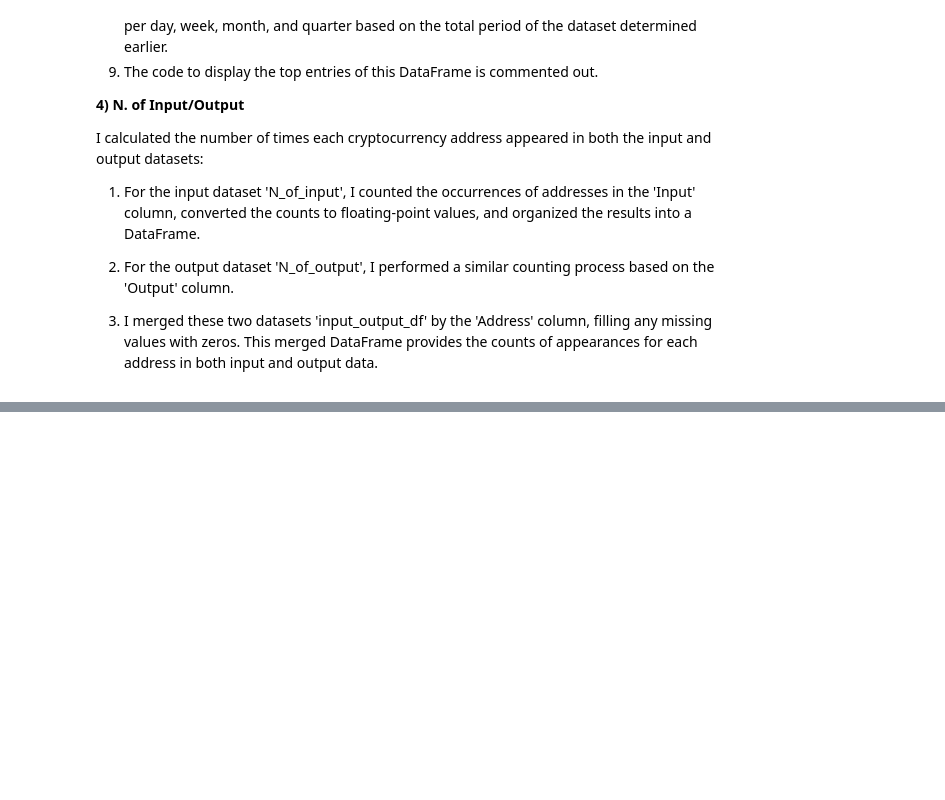
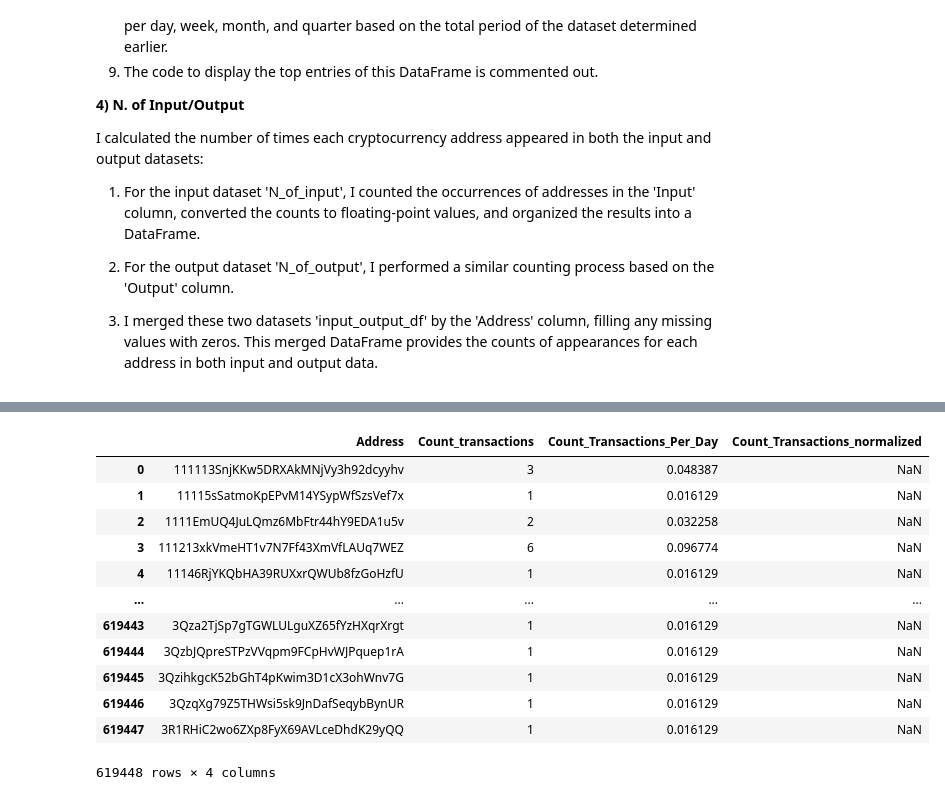
Before and after one commit to fabrizi0rigodanz0/Airbnb_ML_Project, a Jupyter notebook: Bitcoin_Transactions_Analysis.ipynb, the cells around one changed output, grey strips where cells are left out. Saved outputs shown, nothing was run; the diff lists cells and outputs as text; code cells hidden in the pictures; blank space fills up the shorter version.

```diff
--- a/Bitcoin_Transactions_Analysis.ipynb
+++ b/Bitcoin_Transactions_Analysis.ipynb
@@ -940,0 +949,17 @@ I calculated the number of times each cryptocurrency address appeared in both th
+# %%
+# Count the number of transactions for each unique address in both datasets
+input_transactions_count = inputDF['Input'].value_counts()
+output_transactions_count = outputDF['Output'].value_counts()
+
+# Combine these counts
+total_transactions_count = input_transactions_count.add(output_transactions_count, fill_value=0).astype(int)
+
+# Display the first few rows of the combined count
+total_transactions_count
+
+#transform total transaction count into a dataframe
+total_transactions_count = pd.DataFrame(total_transactions_count)
+
+total_transactions_count = total_transactions_count.reset_index()
+total_transactions_count.columns = ['Address', 'total_transactions_count']
+total_transactions_count
@@ -940,0 +980,26 @@ I calculated the number of times each cryptocurrency address appeared in both th
+# %%
+#calculate the number of transaction per day, week, month and qarter and normalized
+
+total_transactions_count.reset_index()
+total_transactions_count.columns = ['Address', 'Count_transactions']
+total_transactions_count['Count_Transactions_Per_Day']= total_transactions_count['Count_transactions']/ total_period
+total_transactions_count['Count_Transactions_Per_Week']= total_transactions_count['Count_transactions']/ (total_period/7)
+total_transactions_count['Count_Transactions_Per_Month']= total_transactions_count['Count_transactions']/ (total_period/30)
+total_transactions_count['Count_Transactions_Per_Quarter']= total_transactions_count['Count_transactions']/ (total_period/91)
+
+
+total_transactions_count
+# %% [output]
+|  | Address | Count_transactions | Count_Transactions_Per_Day | Count_Transactions_normalized |
+| 0 | 111113SnjKKw5DRXAkMNjVy3h92dcyyhv | 3 | 0.048387 | NaN |
+| 1 | 11115sSatmoKpEPvM14YSypWfSzsVef7x | 1 | 0.016129 | NaN |
+| 2 | 1111EmUQ4JuLQmz6MbFtr44hY9EDA1u5v | 2 | 0.032258 | NaN |
+| 3 | 111213xkVmeHT1v7N7Ff43XmVfLAUq7WEZ | 6 | 0.096774 | NaN |
+| 4 | 11146RjYKQbHA39RUXxrQWUb8fzGoHzfU | 1 | 0.016129 | NaN |
+| ... | ... | ... | ... | ... |
+| 619443 | 3Qza2TjSp7gTGWLULguXZ65fYzHXqrXrgt | 1 | 0.016129 | NaN |
+| 619444 | 3QzbJQpreSTPzVVqpm9FCpHvWJPquep1rA | 1 | 0.016129 | NaN |
+| 619445 | 3QzihkgcK52bGhT4pKwim3D1cX3ohWnv7G | 1 | 0.016129 | NaN |
+| 619446 | 3QzqXg79Z5THWsi5sk9JnDafSeqybBynUR | 1 | 0.016129 | NaN |
+| 619447 | 3R1RHiC2wo6ZXp8FyX69AVLceDhdK29yQQ | 1 | 0.016129 | NaN |
+619448 rows × 4 columns
```
Also changed, not shown: parts of 17 cells of this notebook.
